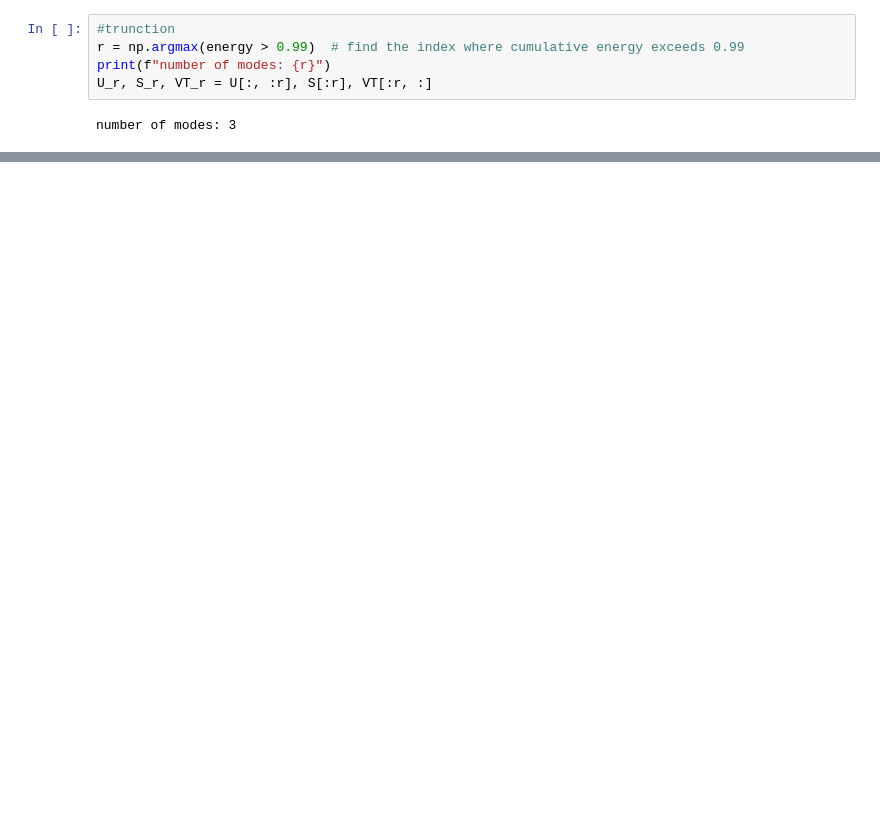
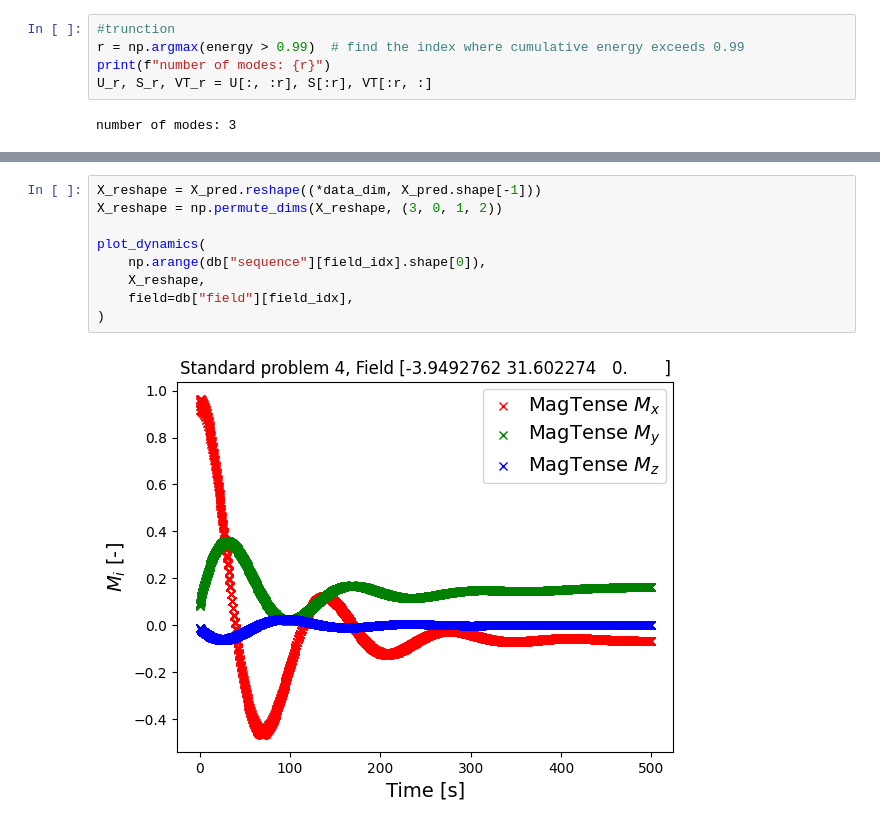
Before and after one commit to cmt-dtu-energy/koopman-magnetics, a Jupyter notebook: nbs/ROM.ipynb, the cells around one changed output, grey strips where cells are left out. Cells and saved outputs as stored; diff of their text form; blank space fills up the shorter version.

```diff
--- a/nbs/ROM.ipynb
+++ b/nbs/ROM.ipynb
@@ -87,0 +133,11 @@ X_forecast = forecast(152, 152 + 150, Phi, Lambdas, b)
+# %%
+X_reshape = X_pred.reshape((*data_dim, X_pred.shape[-1]))
+X_reshape = np.permute_dims(X_reshape, (3, 0, 1, 2))
+
+plot_dynamics(
+    np.arange(db["sequence"][field_idx].shape[0]),
+    X_reshape,
+    field=db["field"][field_idx],
+)
+# %% [output]
+[figure, added]
```
Also changed, not shown: parts of 22 cells of this notebook.
